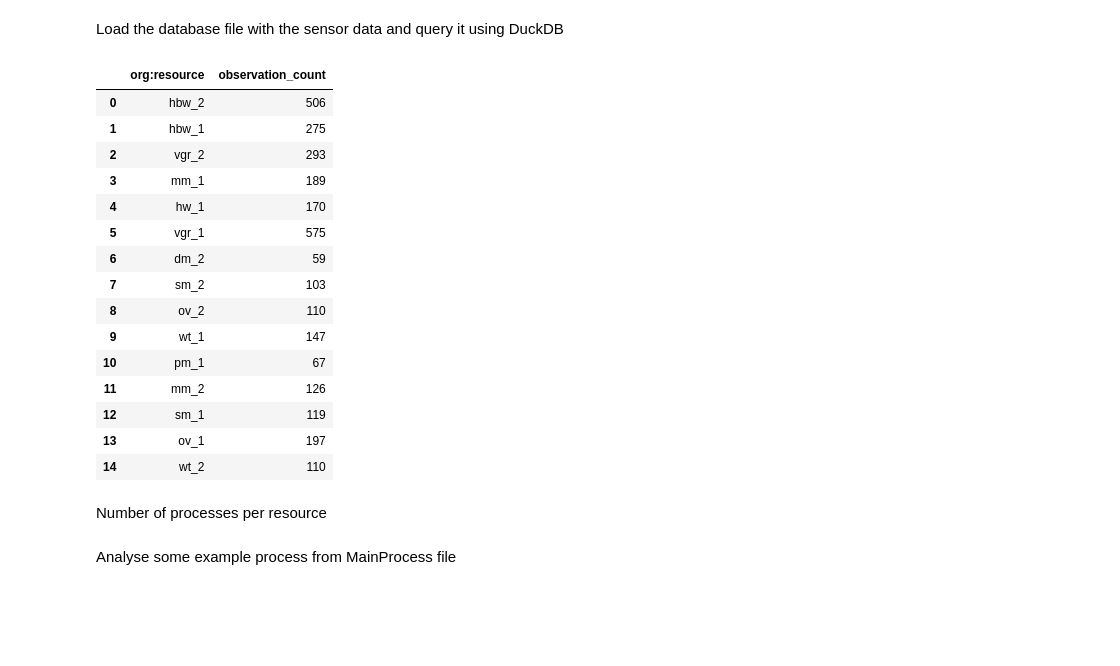
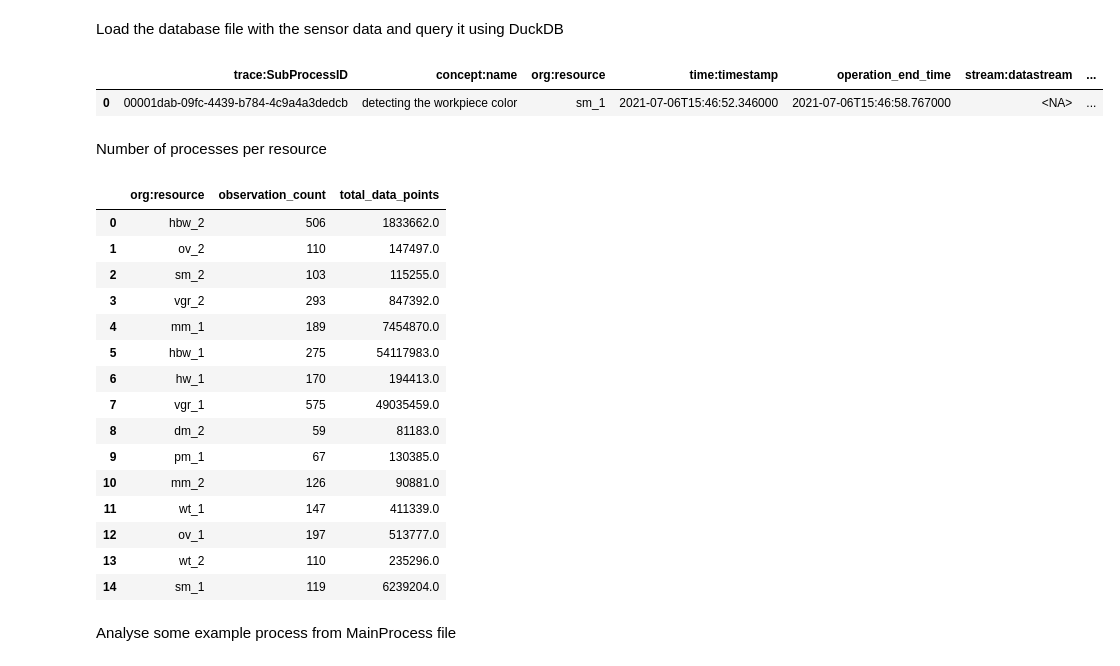
Before and after one commit to Olive305/Bachelor-thesis, a Jupyter notebook: Data/IoT enriched event log paper/document_log_content.ipynb, the cells around one changed output. Drawn from its saved outputs; the diff is of its cells as text; code cells hidden in the pictures; blank space fills up the shorter version.

```diff
--- a/Data/IoT enriched event log paper/document_log_content.ipynb
+++ b/Data/IoT enriched event log paper/document_log_content.ipynb
@@ -312,71 +312,54 @@ if False:
     info_df = con.execute("PRAGMA table_info('sensor_data')").df()
     print("\nColumns and types in sensor_data:")
     print(info_df['name'])
 
 # Show a sample of the data
 if False:
     print("\nSample rows from sensor_data:")
     sample_df = con.execute("SELECT * FROM sensor_data LIMIT 5").df()
     display(sample_df)
 
 
 # ------------------------
 # Enter query here
 # ------------------------
 
 df_sensor_grouped = con.execute("""
     SELECT
-        "org:resource",
-        count(*) AS observation_count
+        *
     FROM
-        (SELECT
-            "org:resource",
-            "trace:SubProcessID"
-        FROM sensor_data
-        GROUP BY "org:resource", "trace:SubProcessID"
-        )
-    GROUP BY "org:resource"
+        sensor_data
+    LIMIT 1
 """).df()
 
 # ------------------------
 
 
 # Display with full width
 
 pd.set_option('display.max_colwidth', None)
 pd.set_option('display.width', None)
 pd.set_option('display.max_columns', None)
 display(df_sensor_grouped)
 # %% [output]
-|  | org:resource | observation_count |
-| 0 | hbw_2 | 506 |
-| 1 | hbw_1 | 275 |
-| 2 | vgr_2 | 293 |
-| 3 | mm_1 | 189 |
-| 4 | hw_1 | 170 |
-| 5 | vgr_1 | 575 |
-| 6 | dm_2 | 59 |
-| 7 | sm_2 | 103 |
-| 8 | ov_2 | 110 |
-| 9 | wt_1 | 147 |
-| 10 | pm_1 | 67 |
-| 11 | mm_2 | 126 |
-| 12 | sm_1 | 119 |
-| 13 | ov_1 | 197 |
-| 14 | wt_2 | 110 |
+|  | trace:SubProcessID | concept:name | org:resource | time:timestamp | operation_end_time | stream:datastream | ... |
+| 0 | 00001dab-09fc-4439-b784-4c9a4a3dedcb | detecting the workpiece color | sm_1 | 2021-07-06T15:46:52.346000 | 2021-07-06T15:46:58.767000 | <NA> | ... |
 # %% [markdown]
 Number of processes per resource
 # %%
 df_sensor_grouped = con.execute("""
     SELECT
         "org:resource",
-        count(*) AS observation_count
+        count(*) AS observation_count,
+        SUM(data_points_count) AS total_data_points
+
     FROM
         (SELECT
             "org:resource",
-            "trace:SubProcessID"
+            "trace:SubProcessID",
+            count(*) AS data_points_count
         FROM sensor_data
-        GROUP BY "org:resource", "trace:SubProcessID"
+        GROUP BY "org:resource", "trace:SubProcessID",
         )
     GROUP BY "org:resource"
 """).df()
@@ -390,6 +373,23 @@ pd.set_option('display.max_colwidth', None)
 pd.set_option('display.width', None)
 pd.set_option('display.max_columns', None)
 display(df_sensor_grouped)
+# %% [output]
+|  | org:resource | observation_count | total_data_points |
+| 0 | hbw_2 | 506 | 1833662.0 |
+| 1 | ov_2 | 110 | 147497.0 |
+| 2 | sm_2 | 103 | 115255.0 |
+| 3 | vgr_2 | 293 | 847392.0 |
+| 4 | mm_1 | 189 | 7454870.0 |
+| 5 | hbw_1 | 275 | 54117983.0 |
+| 6 | hw_1 | 170 | 194413.0 |
+| 7 | vgr_1 | 575 | 49035459.0 |
+| 8 | dm_2 | 59 | 81183.0 |
+| 9 | pm_1 | 67 | 130385.0 |
+| 10 | mm_2 | 126 | 90881.0 |
+| 11 | wt_1 | 147 | 411339.0 |
+| 12 | ov_1 | 197 | 513777.0 |
+| 13 | wt_2 | 110 | 235296.0 |
+| 14 | sm_1 | 119 | 6239204.0 |
 # %% [markdown]
 Analyse some example process from MainProcess file
 # %%
```
Also changed, not shown: parts of 6 cells of this notebook, 1 other file.
